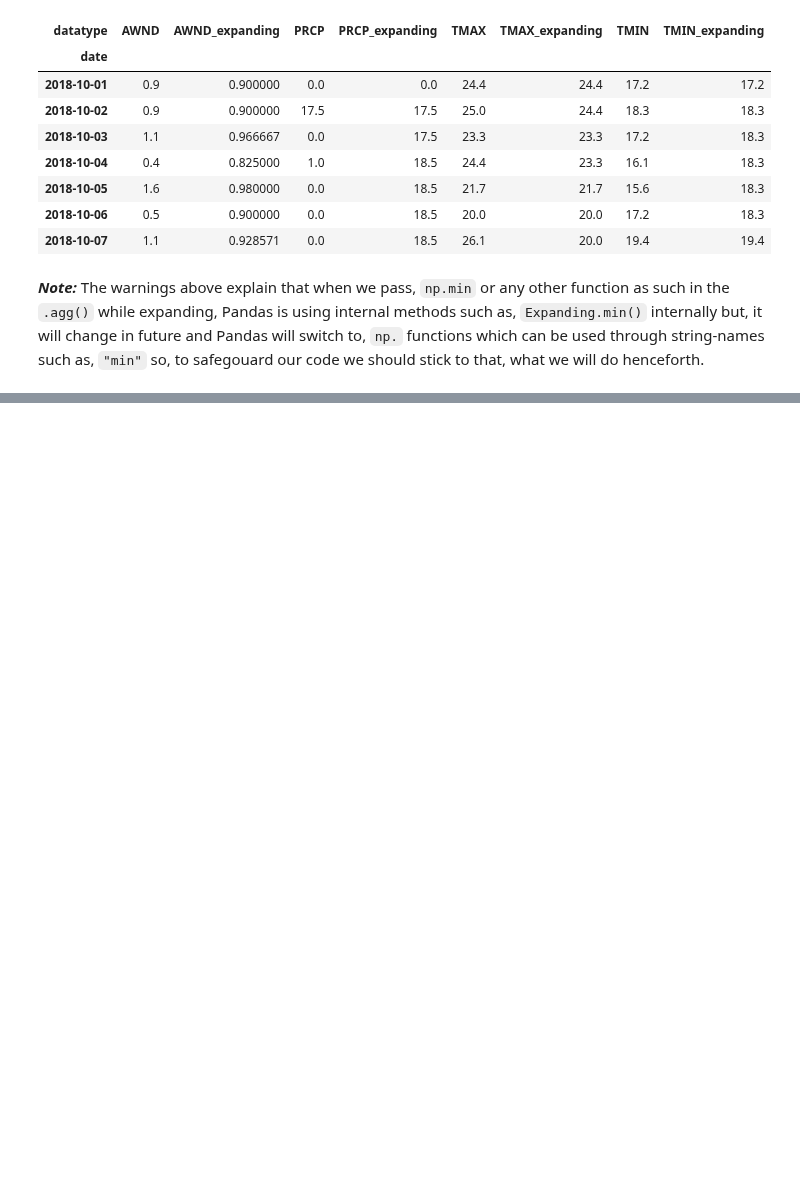
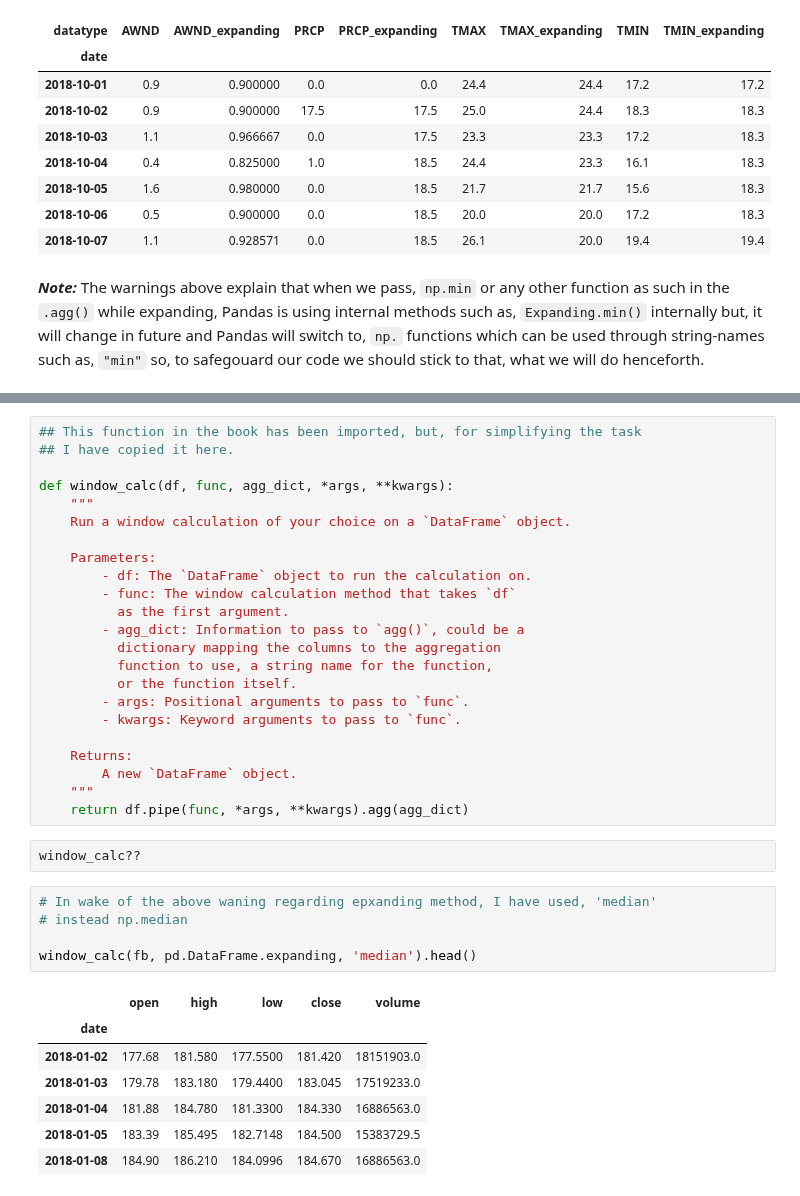
Before and after one commit to OfTheByteQuest/Data-Analytics-Learning-and-Projects, a Jupyter notebook: Chapter-4/Chapter_4.ipynb, the cells around one changed output, grey strips where cells are left out. Cells and saved outputs as stored; diff of their text form; blank space fills up the shorter version.

```diff
--- a/Chapter-4/Chapter_4.ipynb
+++ b/Chapter-4/Chapter_4.ipynb
@@ -1218,0 +1245,38 @@ central_park_weather['2018-10-01':'2018-10-07'].expanding().agg(
+# %%
+## This function in the book has been imported, but, for simplifying the task
+## I have copied it here.
+
+def window_calc(df, func, agg_dict, *args, **kwargs):
+    """
+    Run a window calculation of your choice on a `DataFrame` object.
+
+    Parameters:
+        - df: The `DataFrame` object to run the calculation on.
+        - func: The window calculation method that takes `df`
+          as the first argument.
+        - agg_dict: Information to pass to `agg()`, could be a
+          dictionary mapping the columns to the aggregation
+          function to use, a string name for the function,
+          or the function itself.
+        - args: Positional arguments to pass to `func`.
+        - kwargs: Keyword arguments to pass to `func`.
+
+    Returns:
+        A new `DataFrame` object.
+    """
+    return df.pipe(func, *args, **kwargs).agg(agg_dict)
+# %%
+window_calc??
+# %%
+# In wake of the above waning regarding epxanding method, I have used, 'median'
+# instead np.median
+
+window_calc(fb, pd.DataFrame.expanding, 'median').head()
+# %% [output]
+|  | open | high | low | close | volume |
+| date |  |  |  |  |  |
+| 2018-01-02 | 177.68 | 181.580 | 177.5500 | 181.420 | 18151903.0 |
+| 2018-01-03 | 179.78 | 183.180 | 179.4400 | 183.045 | 17519233.0 |
+| 2018-01-04 | 181.88 | 184.780 | 181.3300 | 184.330 | 16886563.0 |
+| 2018-01-05 | 183.39 | 185.495 | 182.7148 | 184.500 | 15383729.5 |
+| 2018-01-08 | 184.90 | 186.210 | 184.0996 | 184.670 | 16886563.0 |
```
Also changed, not shown: parts of 38 cells of this notebook.
